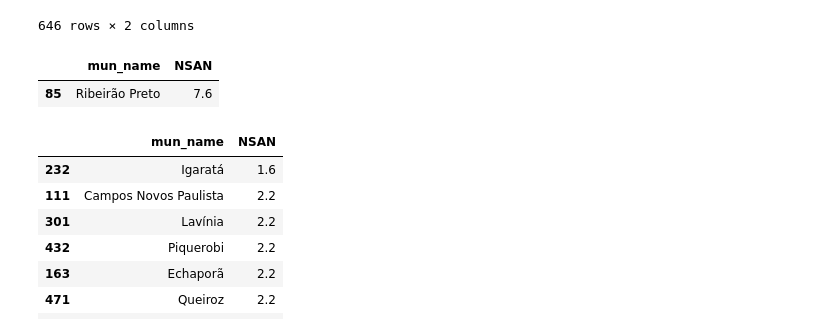
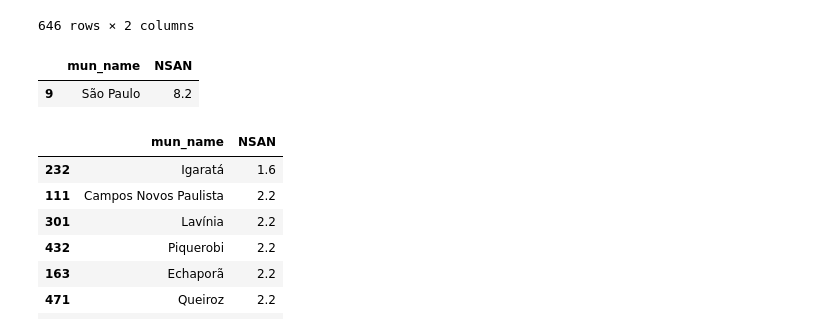
Before and after one commit to ricardormotta/food_and_nutrition_security_analysis, a Jupyter notebook: Untitled.ipynb, the cells around one changed output. Drawn from its saved outputs; the diff is of its cells as text; code cells hidden in the pictures.

```diff
--- a/Untitled.ipynb
+++ b/Untitled.ipynb
@@ -584,10 +603,10 @@ ordered = df[['mun_name', 'NSAN']].sort_values(by='NSAN', ascending=False)
 # %%
 ordered = ordered.reset_index(drop=True)
 # %%
-ordered.loc[ordered['mun_name']=='Ribeirão Preto'][['mun_name', 'NSAN']]
+ordered.loc[ordered['mun_name']=='São Paulo'][['mun_name', 'NSAN']]
 # %% [output]
 |  | mun_name | NSAN |
-| 85 | Ribeirão Preto | 7.6 |
+| 9 | São Paulo | 8.2 |
 # %%
 ordered.to_excel('./ordered.xlsx')
 # %%
```
Also changed, not shown: parts of 26 cells of this notebook, 7 other files.
